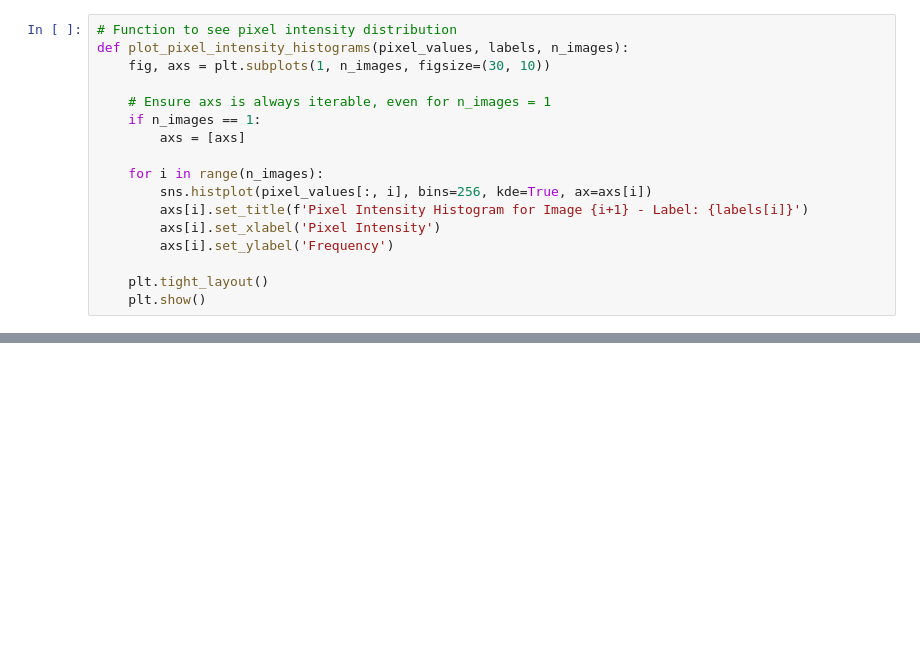
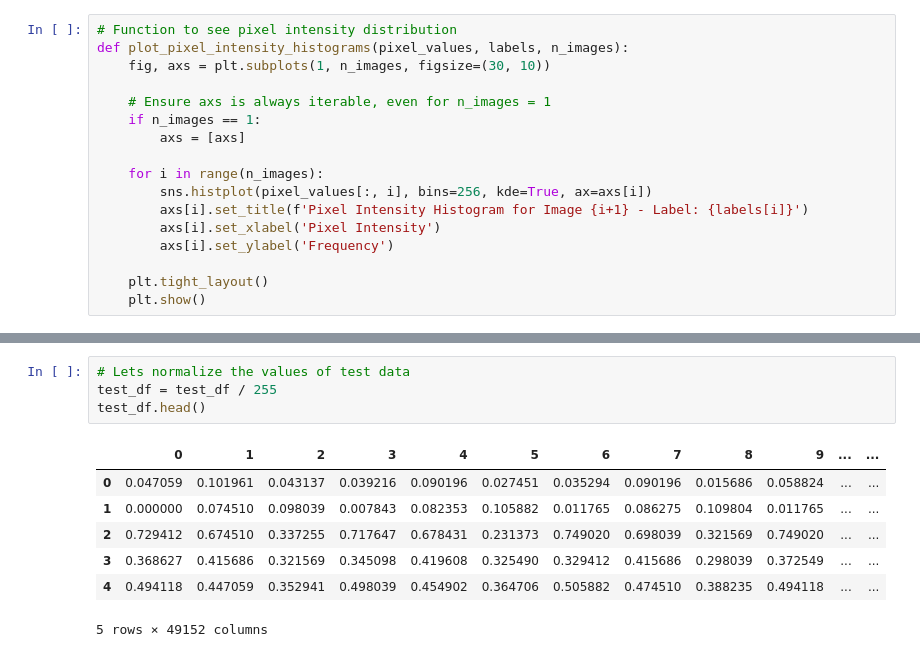
Before and after one commit to vBarFace/Dog-Breed-Identification-Kaggle, a Jupyter notebook: Dog_Breed_Identification.ipynb, the cells around one changed output, grey strips where cells are left out. Drawn from its saved outputs; the diff is of its cells as text; blank space fills up the shorter version.

```diff
--- a/Dog_Breed_Identification.ipynb
+++ b/Dog_Breed_Identification.ipynb
@@ -322,0 +360,12 @@ Name: breed, dtype: object
+# %%
+# Lets normalize the values of test data
+test_df = test_df / 255
+test_df.head()
+# %% [output]
+|  | 0 | 1 | 2 | 3 | 4 | 5 | 6 | 7 | 8 | 9 | ... | ... |
+| 0 | 0.047059 | 0.101961 | 0.043137 | 0.039216 | 0.090196 | 0.027451 | 0.035294 | 0.090196 | 0.015686 | 0.058824 | ... | ... |
+| 1 | 0.000000 | 0.074510 | 0.098039 | 0.007843 | 0.082353 | 0.105882 | 0.011765 | 0.086275 | 0.109804 | 0.011765 | ... | ... |
+| 2 | 0.729412 | 0.674510 | 0.337255 | 0.717647 | 0.678431 | 0.231373 | 0.749020 | 0.698039 | 0.321569 | 0.749020 | ... | ... |
+| 3 | 0.368627 | 0.415686 | 0.321569 | 0.345098 | 0.419608 | 0.325490 | 0.329412 | 0.415686 | 0.298039 | 0.372549 | ... | ... |
+| 4 | 0.494118 | 0.447059 | 0.352941 | 0.498039 | 0.454902 | 0.364706 | 0.505882 | 0.474510 | 0.388235 | 0.494118 | ... | ... |
+5 rows × 49152 columns
```
Also changed, not shown: parts of 15 cells of this notebook.
